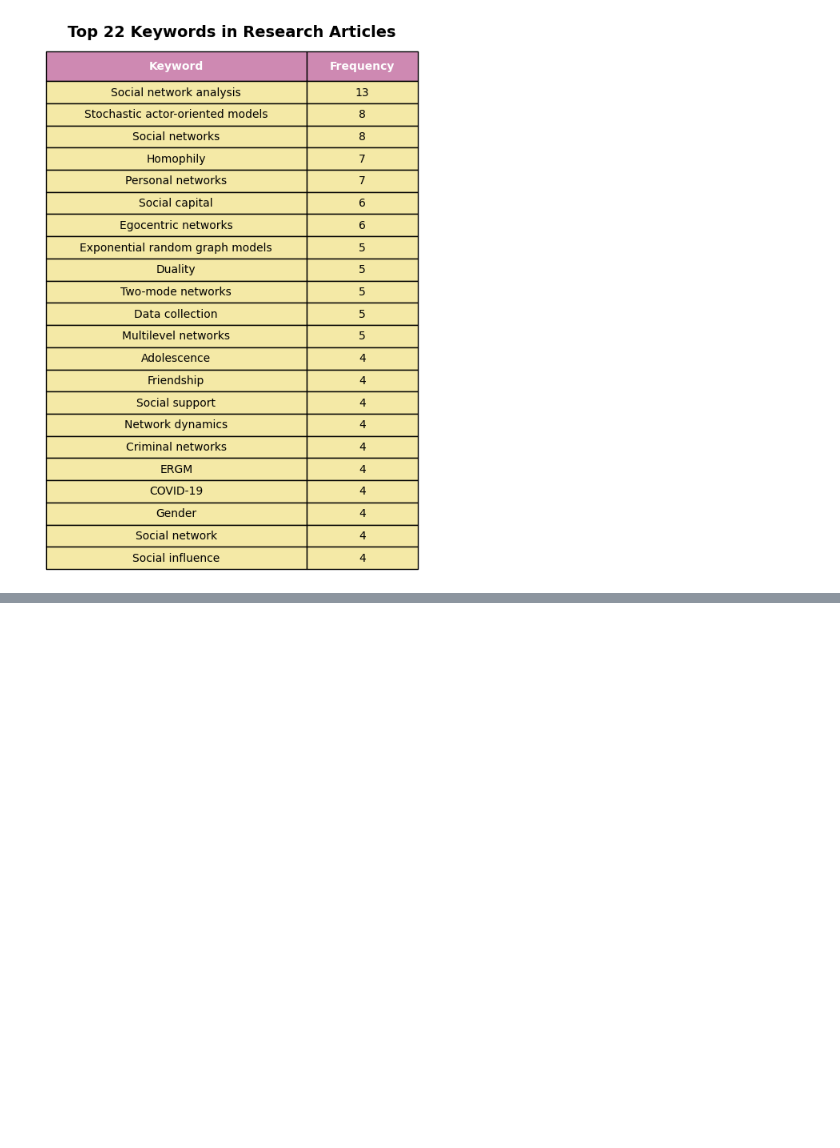
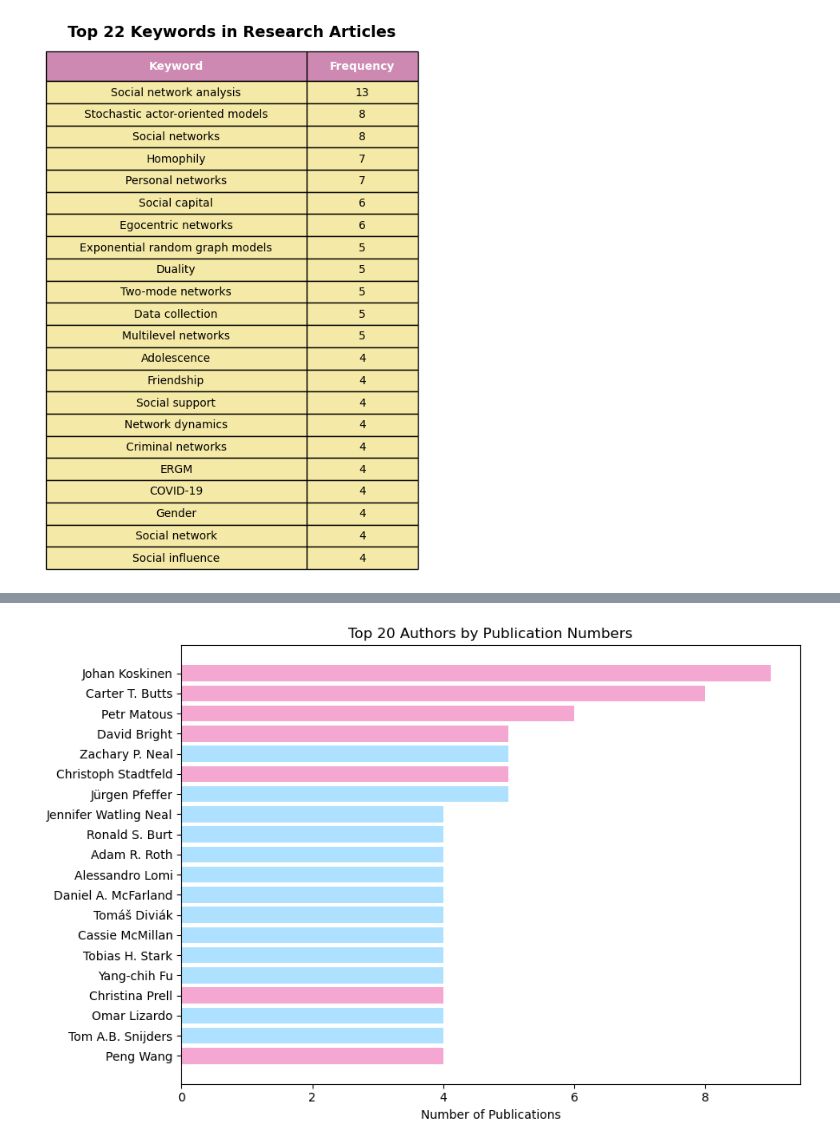
Before and after one commit to kzha355/datasci530fall2025, a Jupyter notebook: project2/Project2.ipynb, the cells around one changed output, grey strips where cells are left out. Cells and saved outputs as stored; diff of their text form; code cells hidden in the pictures; blank space fills up the shorter version.

```diff
--- a/project2/Project2.ipynb
+++ b/project2/Project2.ipynb
@@ -213,0 +357,9 @@ plt.show()
+# %%
+#Split the author column and expand into multiple lines
+authors_spl = research.copy()
+authors_spl["Authors"] = authors_spl["Authors"].str.split(",")
+authors_spl = authors_spl.explode("Authors")
+
+# Remove space
+authors_spl["Authors"] = authors_spl["Authors"].str.strip()
+authors_spl
@@ -213,0 +380,8 @@ plt.show()
+# %%
+# Calculate the number of publications for each author
+author_num = (
+    authors_spl["Authors"]
+    .value_counts()
+    .reset_index()
+)
+author_num
@@ -213,0 +402,24 @@ plt.show()
+# %%
+#Draw bar chart to display the top 20 authors
+# Extract top 20 authors by number of publications
+authors_20 = author_num.head(20)
+
+#Creat a list of the top 20 authors by number of collaborators
+coauthor20 = coauthor_count.head(20)["Author"].tolist()
+
+# Mark as pink if the author is in the list of top20 coauthors
+colors = [
+    "#F4A7D1" if author in coauthor20 else "#ADE1FF"
+    for author in authors_20["Authors"]
+]
+
+# Draw bar chart
+plt.figure(figsize=(9,6))
+plt.barh(authors_20["Authors"], authors_20["count"], color=colors)
+plt.gca().invert_yaxis()
+plt.xlabel("Number of Publications")
+plt.title("Top 20 Authors by Publication Numbers")
+plt.tight_layout()
+plt.show()
+# %% [output]
+[figure, added]
```
Also changed, not shown: parts of 25 cells of this notebook, 3 other files.
